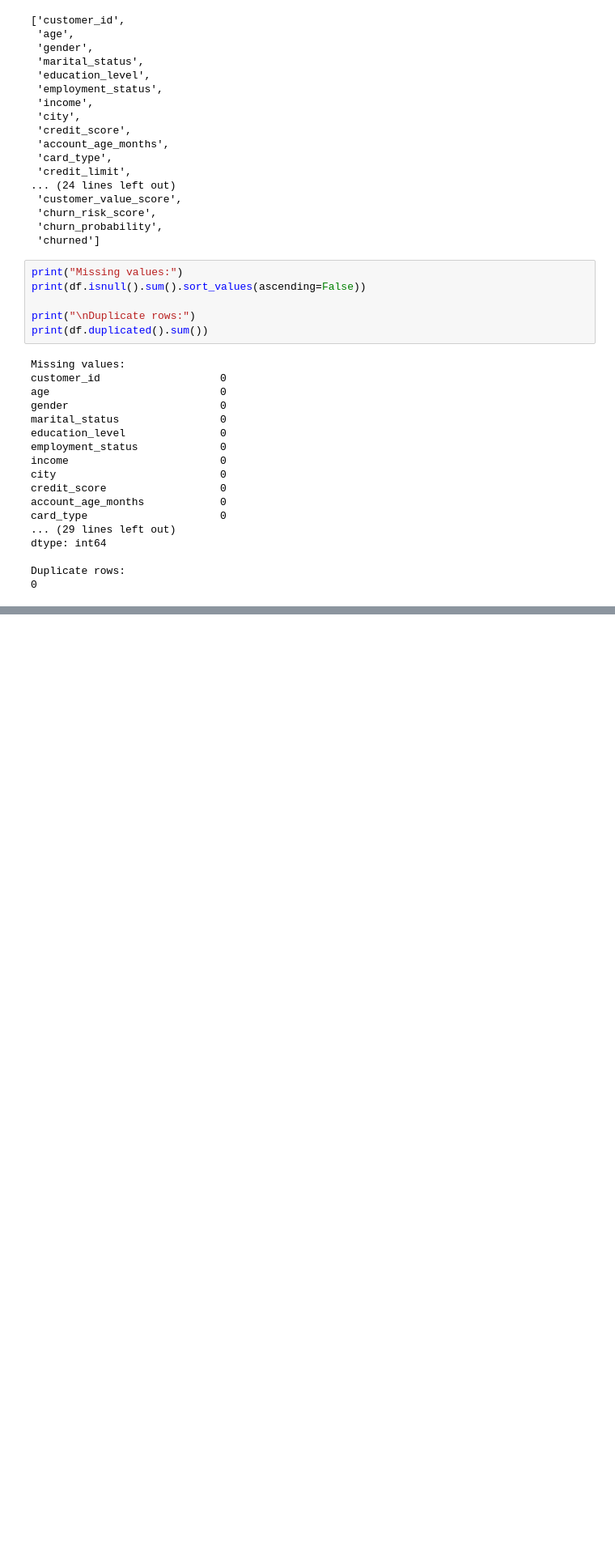
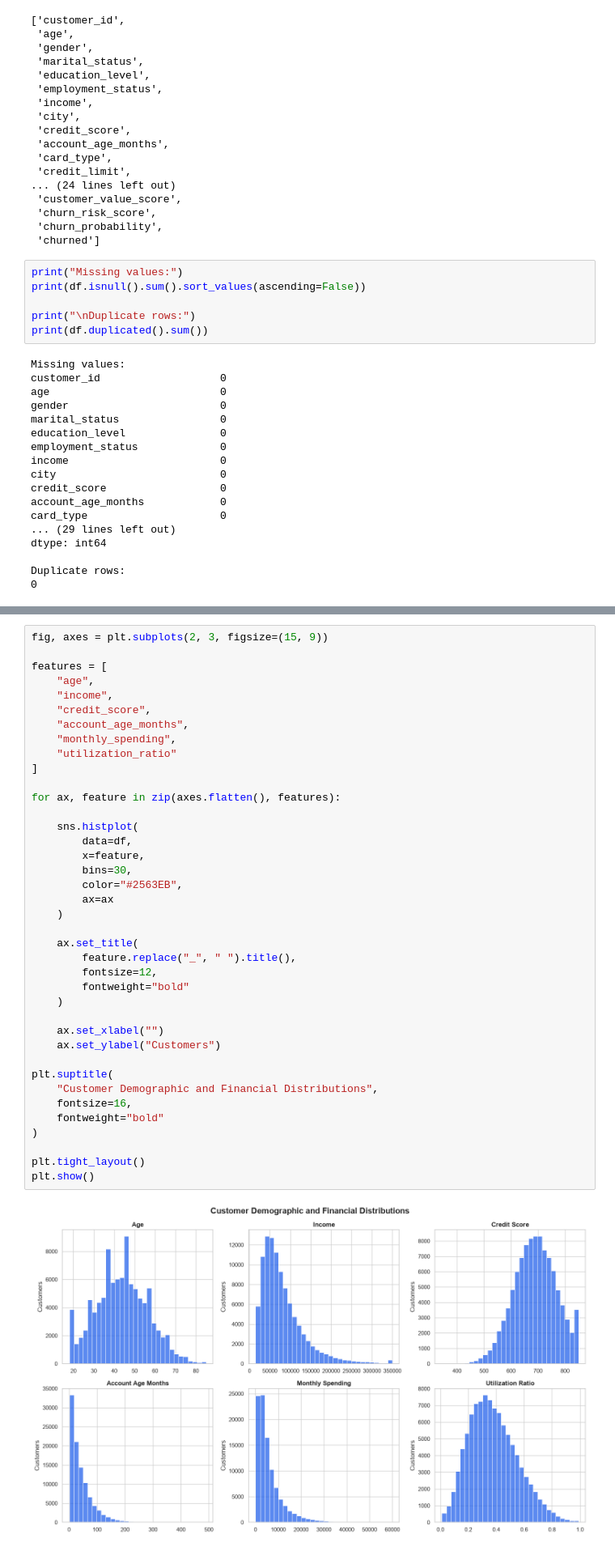
Before and after one commit to DataByThinh/credit-card-churn-retention-analytics, a Jupyter notebook: notebook/01_data_audit.ipynb, the cells around one changed output, grey strips where cells are left out. Shown at 81% size. Drawn from its saved outputs; the diff is of its cells as text; blank space fills up the shorter version.

```diff
--- a/notebook/01_data_audit.ipynb
+++ b/notebook/01_data_audit.ipynb
@@ -195,0 +274,41 @@ audit_summary
+# %%
+fig, axes = plt.subplots(2, 3, figsize=(15, 9))
+
+features = [
+    "age",
+    "income",
+    "credit_score",
+    "account_age_months",
+    "monthly_spending",
+    "utilization_ratio"
+]
+
+for ax, feature in zip(axes.flatten(), features):
+
+    sns.histplot(
+        data=df,
+        x=feature,
+        bins=30,
+        color="#2563EB",
+        ax=ax
+    )
+
+    ax.set_title(
+        feature.replace("_", " ").title(),
+        fontsize=12,
+        fontweight="bold"
+    )
+
+    ax.set_xlabel("")
+    ax.set_ylabel("Customers")
+
+plt.suptitle(
+    "Customer Demographic and Financial Distributions",
+    fontsize=16,
+    fontweight="bold"
+)
+
+plt.tight_layout()
+plt.show()
+# %% [output]
+[figure, added]
```
Also changed, not shown: parts of 24 cells of this notebook, 1 other file.
